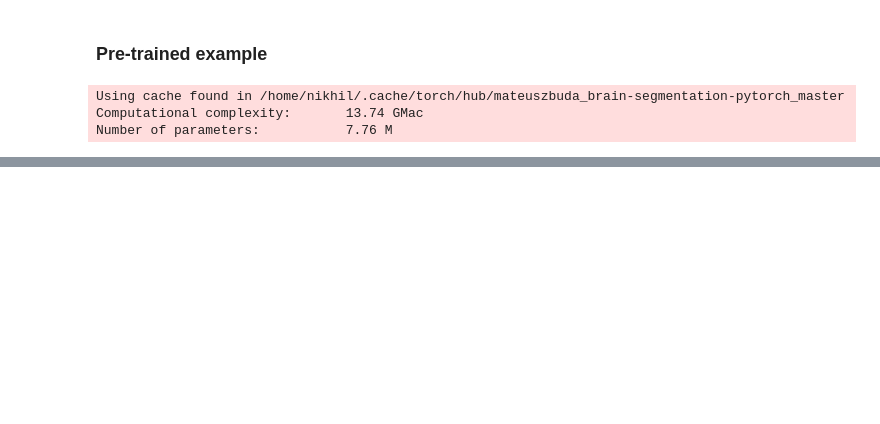
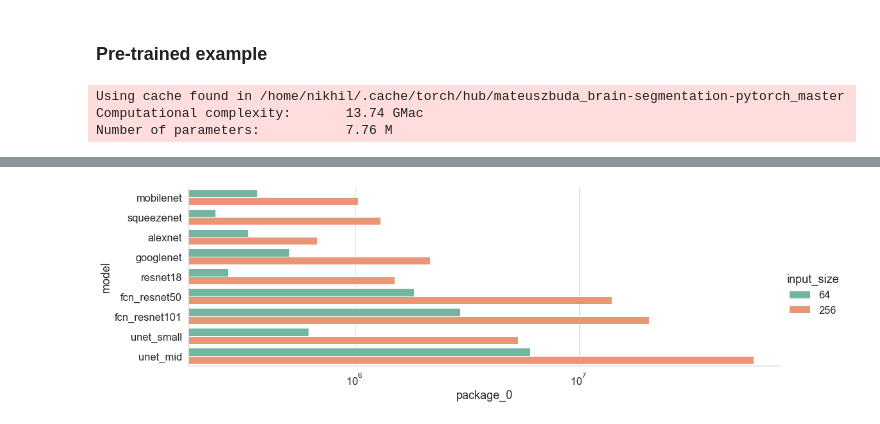
Before and after one commit to neurodatascience/watts_up_compute, a Jupyter notebook: notebooks/4_unet_analysis.ipynb, the cells around one changed output, grey strips where cells are left out. Saved outputs shown, nothing was run; the diff lists cells and outputs as text; code cells hidden in the pictures; blank space fills up the shorter version.

```diff
--- a/notebooks/4_unet_analysis.ipynb
+++ b/notebooks/4_unet_analysis.ipynb
@@ -31,0 +128,10 @@ Number of parameters:           7.76 M
+# %%
+def measure_inference_energy(x, model, handler):
+    @measure_energy(handler=handler)
+    def predict(x, model):
+        x_tensor = torch.from_numpy(x).float()
+        model.eval()
+        y = model(torch.tensor(x_tensor))
+        return y
+
+    predict(x,model)
@@ -31,0 +155,6 @@ Number of parameters:           7.76 M
+# %%
+joules_df  = pd.read_csv(joules_csv,sep=';')
+joules_df['model'] = model_names
+joules_df['input_size']= np.tile(input_size_list,len(model_dict))
+
+joules_df.head()
@@ -31,0 +168,9 @@ Number of parameters:           7.76 M
+# %%
+plot_df = joules_df.copy()
+sns.set(font_scale = 1.5)
+with sns.axes_style("whitegrid"):
+    g = sns.catplot(y='model',x='package_0', hue='input_size', kind='bar', data=plot_df, palette='Set2',aspect=3)
+
+    g.set(xscale="log")
+# %% [output]
+[figure, added]
```
Also changed, not shown: parts of 22 cells of this notebook.
